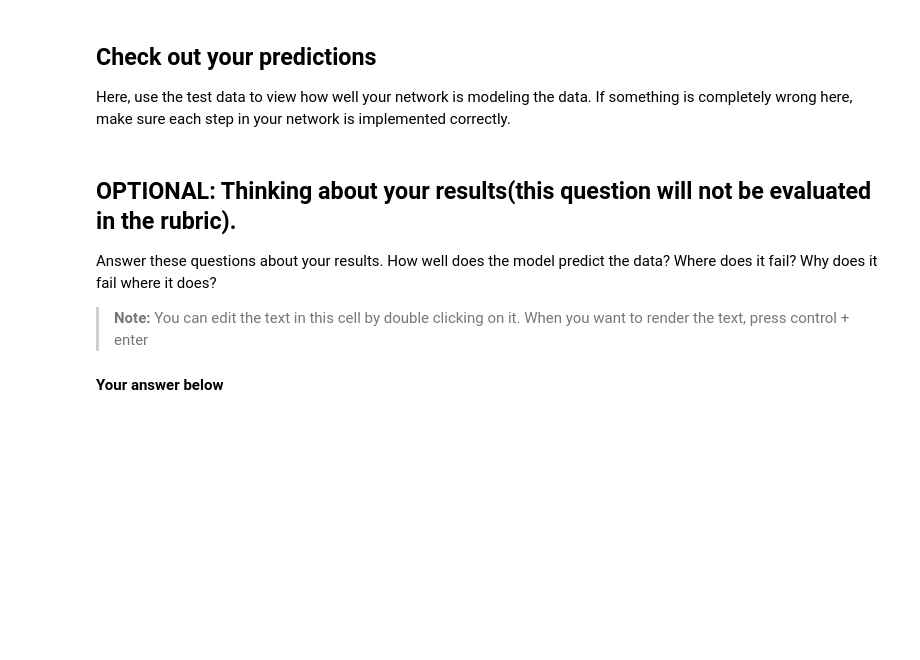
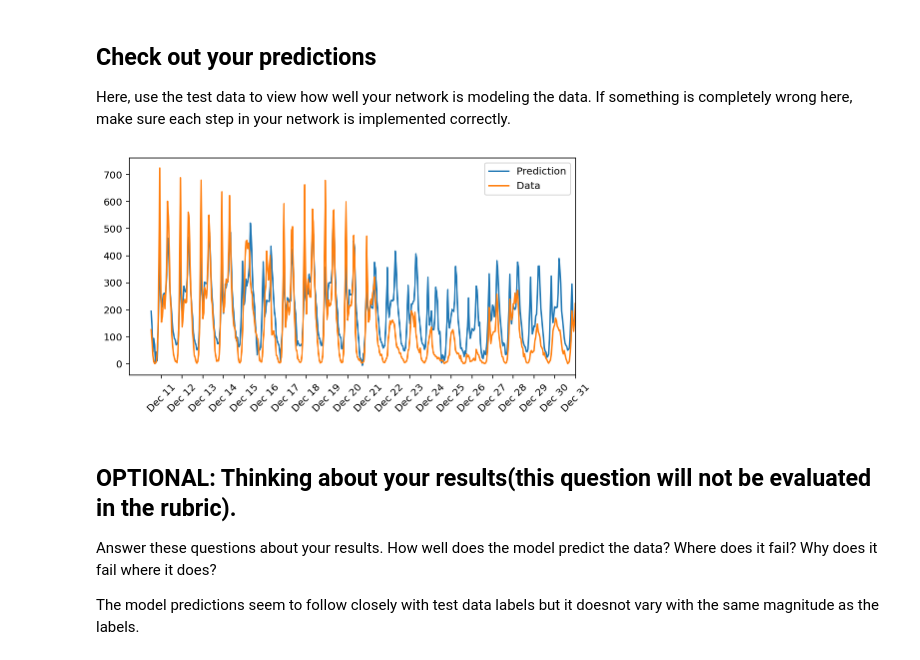
Before and after one commit to allaydesai/Predict-Daily-Bike-Rental, a Jupyter notebook: Predicting_bike_sharing_data.ipynb, the cells around one changed output. Cells and saved outputs as stored; diff of their text form; code cells hidden in the pictures; blank space fills up the shorter version.

```diff
--- a/Predicting_bike_sharing_data.ipynb
+++ b/Predicting_bike_sharing_data.ipynb
@@ -250,10 +260,10 @@ Try a few different numbers and see how it affects the performance. You can look
 import sys
 
 ####################
-### Set the hyperparameters in you myanswers.py file ###
+### Set the hyperparameters in you neural_network.py file ###
 ####################
 
-from my_answers import iterations, learning_rate, hidden_nodes, output_nodes
+from neural_network import iterations, learning_rate, hidden_nodes, output_nodes
 
 
 N_i = train_features.shape[1]
@@ -263,7 +273,7 @@ losses = {'train':[], 'validation':[]}
 for ii in range(iterations):
     # Go through a random batch of 128 records from the training data set
     batch = np.random.choice(train_features.index, size=128)
-    X, y = train_features.ix[batch].values, train_targets.ix[batch]['cnt']
+    X, y = train_features.iloc[batch].values, train_targets.iloc[batch]['cnt']
 
     network.train(X, y)
 
@@ -289,22 +303,22 @@ Here, use the test data to view how well your network is modeling the data. If s
 # %%
 fig, ax = plt.subplots(figsize=(8,4))
 
 mean, std = scaled_features['cnt']
 predictions = network.run(test_features).T*std + mean
 ax.plot(predictions[0], label='Prediction')
 ax.plot((test_targets['cnt']*std + mean).values, label='Data')
 ax.set_xlim(right=len(predictions))
 ax.legend()
 
-dates = pd.to_datetime(rides.ix[test_data.index]['dteday'])
+dates = pd.to_datetime(rides.iloc[test_data.index]['dteday'])
 dates = dates.apply(lambda d: d.strftime('%b %d'))
 ax.set_xticks(np.arange(len(dates))[12::24])
 _ = ax.set_xticklabels(dates[12::24], rotation=45)
+# %% [output]
+[figure, added]
 # %% [markdown]
 ## OPTIONAL: Thinking about your results(this question will not be evaluated in the rubric).
 
 Answer these questions about your results. How well does the model predict the data? Where does it fail? Why does it fail where it does?
 
-> **Note:** You can edit the text in this cell by double clicking on it. When you want to render the text, press control + enter
-
-#### Your answer below
+The model predictions seem to follow closely with test data labels but it doesnot vary with the same magnitude as the labels.
```
Also changed, not shown: parts of 9 cells of this notebook, 5 other files.
